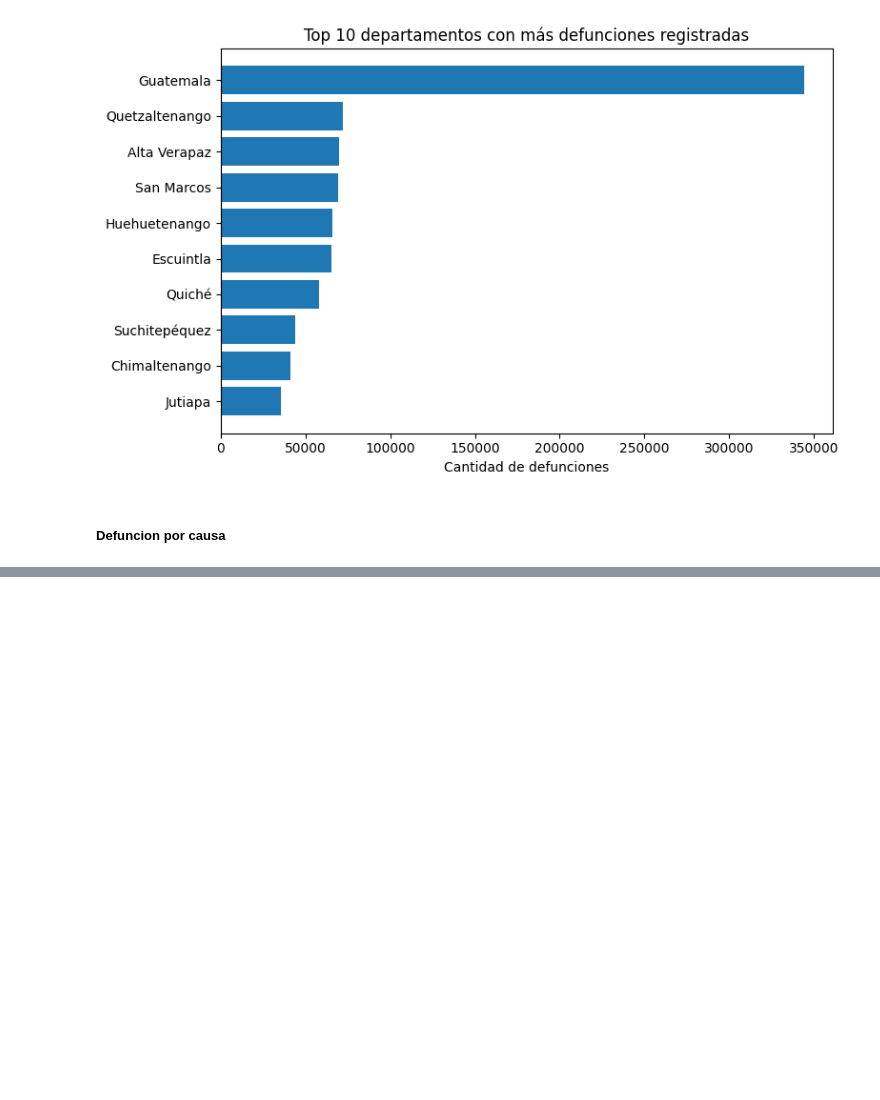
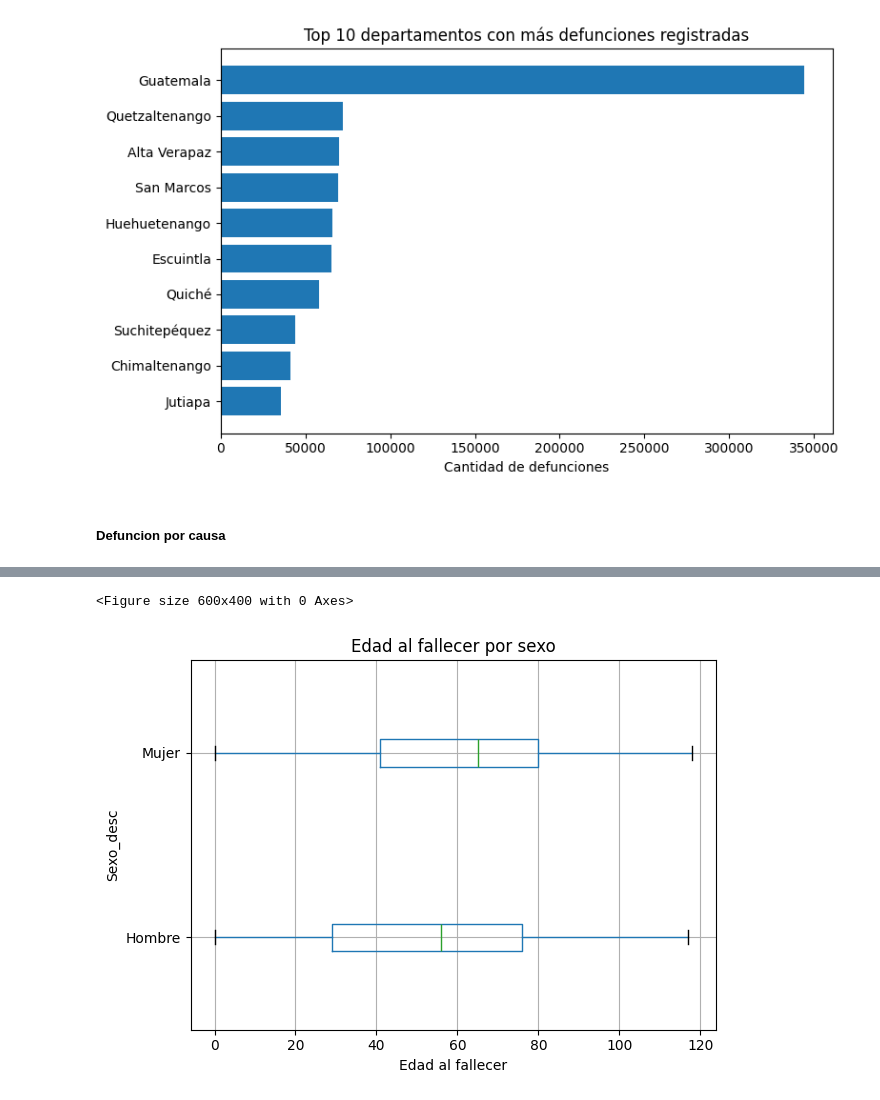
Before and after one commit to agabrielMej/Proyecto-MD-Grupo-2, a Jupyter notebook: notebooks/01_exploracion.ipynb, the cells around one changed output, grey strips where cells are left out. Cells and saved outputs as stored; diff of their text form; code cells hidden in the pictures; blank space fills up the shorter version.

```diff
--- a/notebooks/01_exploracion.ipynb
+++ b/notebooks/01_exploracion.ipynb
@@ -331,0 +362,20 @@ plt.show()
+# %%
+#edad + sexo
+data_cruce = data_all[
+    (data_all["Edadif"] >= 0) & (data_all["Edadif"] < 120)
+]
+# %%
+plt.figure(figsize=(6,4))
+data_cruce.boxplot(
+    column="Edadif",
+    by="Sexo_desc",
+    vert=False
+)
+plt.xlabel("Edad al fallecer")
+plt.title("Edad al fallecer por sexo")
+plt.suptitle("")
+plt.tight_layout()
+plt.show()
+# %% [output]
+<Figure size 600x400 with 0 Axes>
+[figure, added]
```
Also changed, not shown: parts of 10 cells of this notebook.
